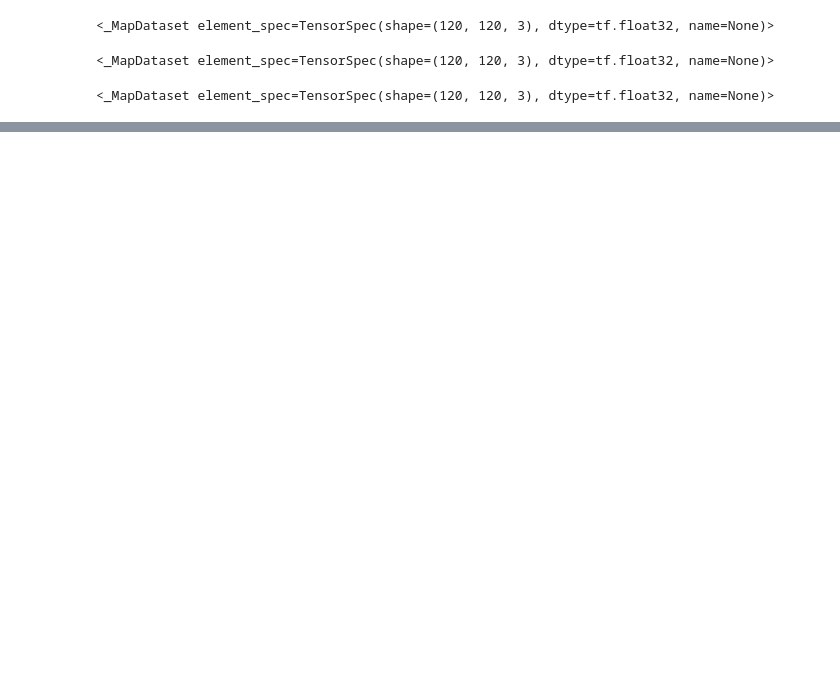
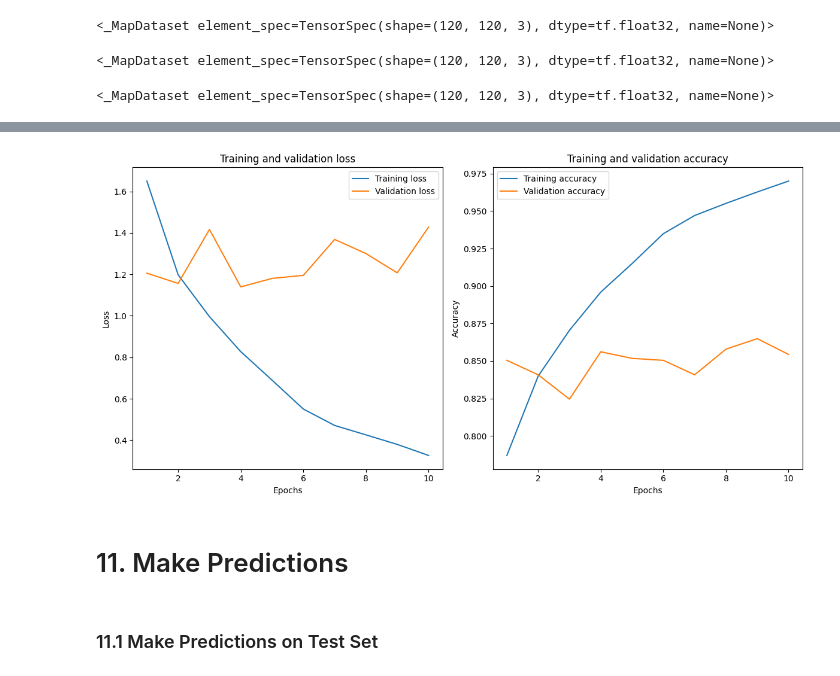
Before and after one commit to arthurdesma/facial_recognition, a Jupyter notebook: model copy.ipynb, the cells around one changed output, grey strips where cells are left out. Saved outputs shown, nothing was run; the diff lists cells and outputs as text; code cells hidden in the pictures; blank space fills up the shorter version.

```diff
--- a/model copy.ipynb
+++ b/model copy.ipynb
@@ -163,5 +347,5 @@ test_labels
 # %%
-val_labels = tf.data.Dataset.list_files('data_image/val/labels/*.json', shuffle=False)
+val_labels = tf.data.Dataset.list_files('aug_data_wider/val/labels/*.json', shuffle=False)
 val_labels = val_labels.map(load_labels_wrapper)
 
 val_labels
@@ -339,0 +472,16 @@ for partition in ['train','test','val']:
+# %%
+# Build and compile the model
+facetracker = build_model()
+facetracker.summary()
+batches_per_epoch = len(train)
+lr_decay = (1. / 0.75 - 1) / batches_per_epoch
+optimizer = tf.keras.optimizers.Adam(learning_rate=0.0001, decay=lr_decay)
+
+facetracker.compile(optimizer=optimizer,
+                    loss={'class_output': tf.keras.losses.BinaryCrossentropy(),
+                          'bbox_output': localization_loss},
+                    metrics={'class_output': ['accuracy'], 'bbox_output': []})
+
+# Callbacks and training
+tensorboard_callback = tf.keras.callbacks.TensorBoard(log_dir='logs')
+hist = facetracker.fit(train, epochs=10, validation_data=val, callbacks=[tensorboard_callback])
@@ -339,0 +553,40 @@ for partition in ['train','test','val']:
+# %%
+import matplotlib.pyplot as plt
+
+# Extracting data from the training history
+history_dict = hist.history
+loss_values = history_dict['loss']
+val_loss_values = history_dict['val_loss']
+acc_values = history_dict['class_output_accuracy']  # This might differ based on your specific outputs
+val_acc_values = history_dict['val_class_output_accuracy']  # This might differ too
+
+epochs = range(1, len(loss_values) + 1)
+
+# Plotting the training and validation loss
+plt.figure(figsize=(12,6))
+
+plt.subplot(1, 2, 1)
+plt.plot(epochs, loss_values, label='Training loss')
+plt.plot(epochs, val_loss_values, label='Validation loss')
+plt.title('Training and validation loss')
+plt.xlabel('Epochs')
+plt.ylabel('Loss')
+plt.legend()
+
+# Plotting the training and validation accuracy
+plt.subplot(1, 2, 2)
+plt.plot(epochs, acc_values, label='Training accuracy')
+plt.plot(epochs, val_acc_values, label='Validation accuracy')
+plt.title('Training and validation accuracy')
+plt.xlabel('Epochs')
+plt.ylabel('Accuracy')
+plt.legend()
+
+plt.tight_layout()
+plt.show()
+# %% [output]
+[figure, added]
+# %% [markdown]
+# 11. Make Predictions
+# %% [markdown]
+### 11.1 Make Predictions on Test Set
```
Also changed, not shown: parts of 42 cells of this notebook, 2 other files.
